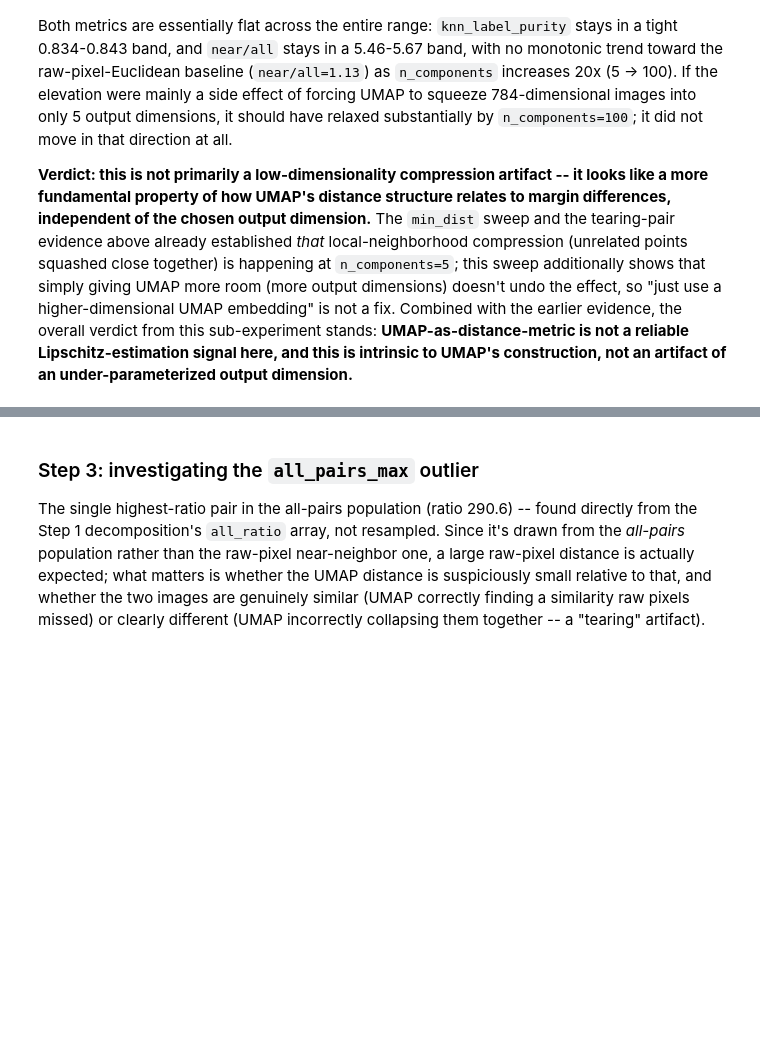
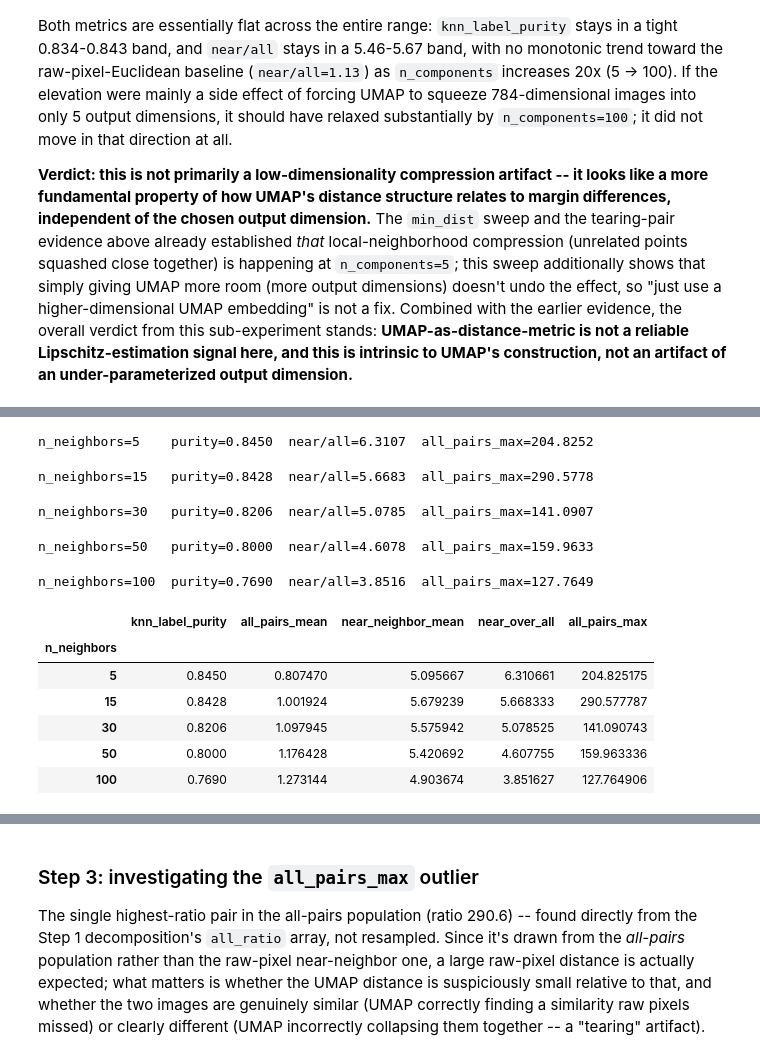
Before and after one commit to Kilobyte947/Datasig, a Jupyter notebook: mnist_lipschitz/notebook_umap.ipynb, the cells around one changed output, grey strips where cells are left out. Cells and saved outputs as stored; diff of their text form; code cells hidden in the pictures; blank space fills up the shorter version.

```diff
--- a/mnist_lipschitz/notebook_umap.ipynb
+++ b/mnist_lipschitz/notebook_umap.ipynb
@@ -562,0 +576,35 @@ output dimension.**
+# %%
+nneighbors_sweep_rows = []
+for n_neighbors in [5, 15, 30, 50, 100]:
+    reducer = umap_embedding.fit_umap_embedding(dev.x_flat, n_components=5, seed=SEED,
+                                                   n_neighbors=n_neighbors, min_dist=0.1)
+    embed_fn = umap_embedding.make_umap_embed_fn(reducer)
+    embedded_val = embed_fn(x_val)
+    purity = umap_embedding.knn_label_purity(embedded_val, y_val, k=5)
+
+    distance_fn = umap_embedding.make_umap_euclidean_distance_fn(reducer, x_reference=test.x_flat)
+    result = run_experiment.run_ratio_distribution_analysis(
+        lr_model, "logistic_regression", f"umap_nneighbors{n_neighbors}", test.x_flat, test.y, distance_fn,
+        n_points=1000, k_neighbors=5, seed=SEED, verbose=False)
+    s = result["summary"]
+    near_over_all = s["near_neighbor_mean"] / s["all_pairs_mean"]
+    nneighbors_sweep_rows.append({"n_neighbors": n_neighbors, "knn_label_purity": purity,
+                                   "all_pairs_mean": s["all_pairs_mean"], "near_neighbor_mean": s["near_neighbor_mean"],
+                                   "near_over_all": near_over_all, "all_pairs_max": s["all_pairs_max"]})
+    print(f"n_neighbors={n_neighbors:<4} purity={purity:.4f}  near/all={near_over_all:.4f}  all_pairs_max={s['all_pairs_max']:.4f}")
+
+nneighbors_sweep_df = pd.DataFrame(nneighbors_sweep_rows).set_index("n_neighbors")
+display(nneighbors_sweep_df)
+# %% [output]
+n_neighbors=5    purity=0.8450  near/all=6.3107  all_pairs_max=204.8252
+n_neighbors=15   purity=0.8428  near/all=5.6683  all_pairs_max=290.5778
+n_neighbors=30   purity=0.8206  near/all=5.0785  all_pairs_max=141.0907
+n_neighbors=50   purity=0.8000  near/all=4.6078  all_pairs_max=159.9633
+n_neighbors=100  purity=0.7690  near/all=3.8516  all_pairs_max=127.7649
+|  | knn_label_purity | all_pairs_mean | near_neighbor_mean | near_over_all | all_pairs_max |
+| n_neighbors |  |  |  |  |  |
+| 5 | 0.8450 | 0.807470 | 5.095667 | 6.310661 | 204.825175 |
+| 15 | 0.8428 | 1.001924 | 5.679239 | 5.668333 | 290.577787 |
+| 30 | 0.8206 | 1.097945 | 5.575942 | 5.078525 | 141.090743 |
+| 50 | 0.8000 | 1.176428 | 5.420692 | 4.607755 | 159.963336 |
+| 100 | 0.7690 | 1.273144 | 4.903674 | 3.851627 | 127.764906 |
```
Also changed, not shown: parts of 7 cells of this notebook, 4 other files.
